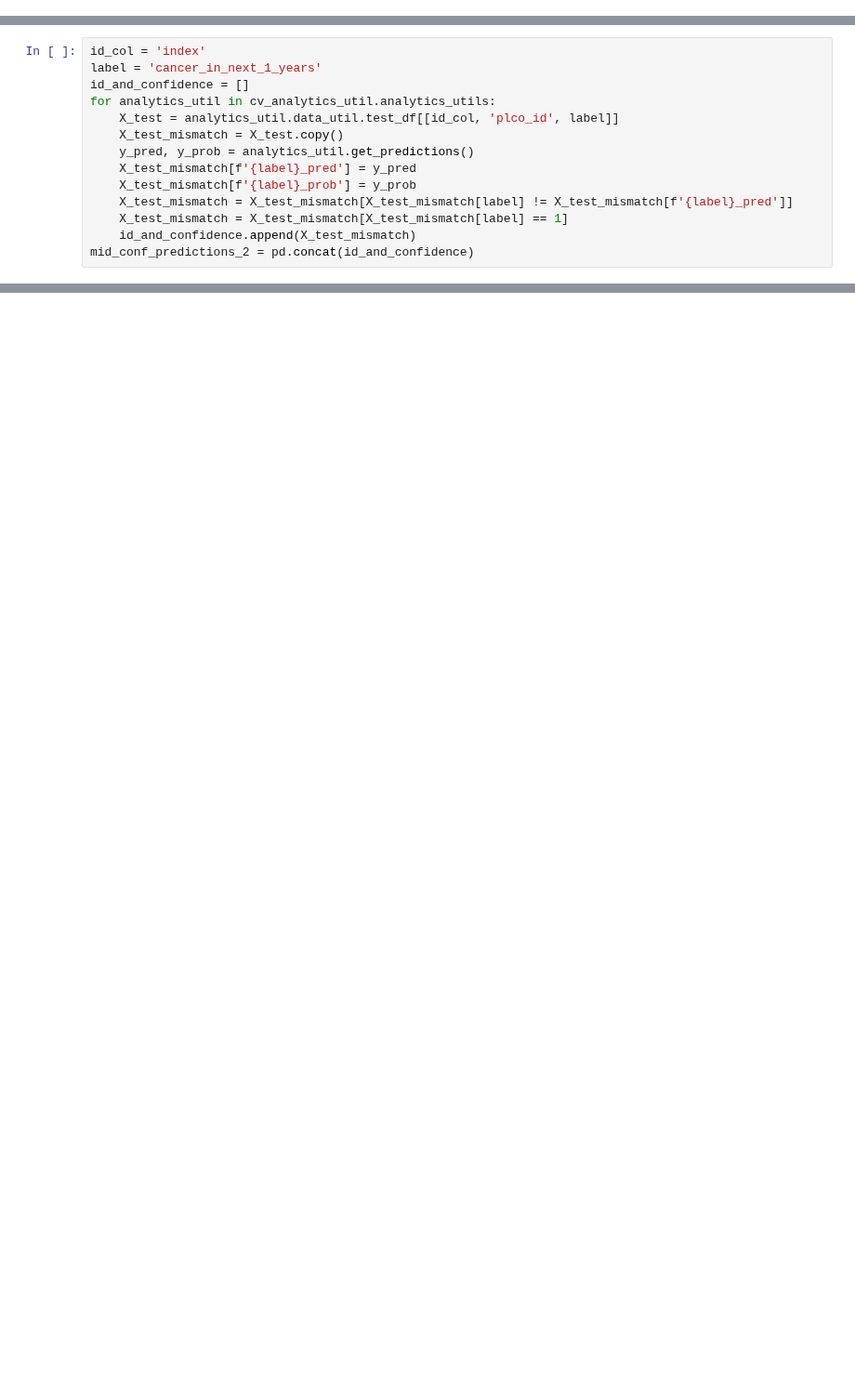
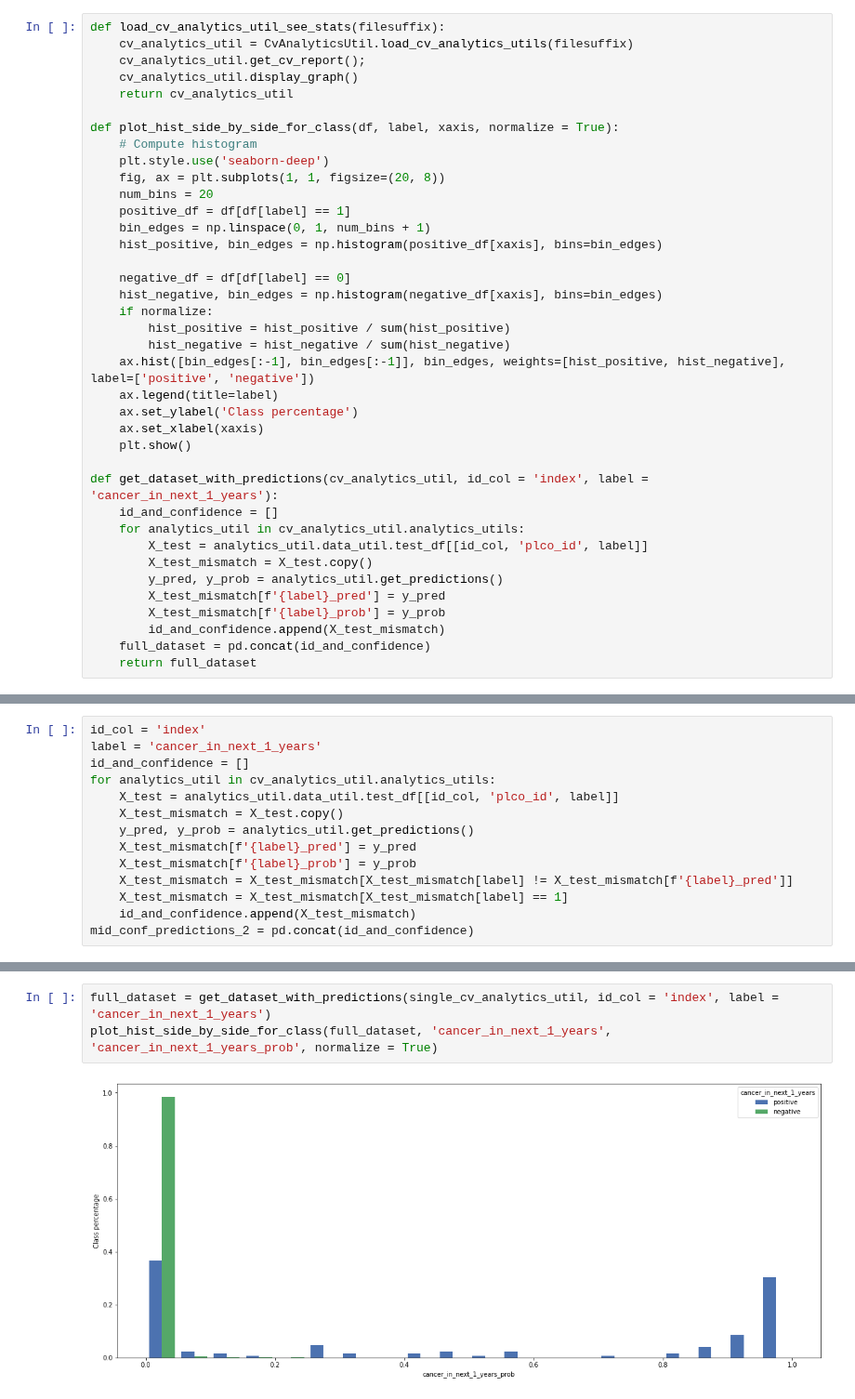
Before and after one commit to fedorenkood/ovarian_cancer_models, a Jupyter notebook: running_tests_single_label.ipynb, the cells around one changed output, grey strips where cells are left out. Shown at 93% size. Drawn from its saved outputs; the diff is of its cells as text; blank space fills up the shorter version.

```diff
--- a/running_tests_single_label.ipynb
+++ b/running_tests_single_label.ipynb
@@ -28 +22,39 @@ def load_cv_analytics_util_see_stats(filesuffix):
+# %%
+def load_cv_analytics_util_see_stats(filesuffix):
+    cv_analytics_util = CvAnalyticsUtil.load_cv_analytics_utils(filesuffix)
+    cv_analytics_util.get_cv_report();
+    cv_analytics_util.display_graph()
+    return cv_analytics_util
+
+def plot_hist_side_by_side_for_class(df, label, xaxis, normalize = True):
+    # Compute histogram
+    plt.style.use('seaborn-deep')
+    fig, ax = plt.subplots(1, 1, figsize=(20, 8))
+    num_bins = 20
+    positive_df = df[df[label] == 1]
+    bin_edges = np.linspace(0, 1, num_bins + 1)
+    hist_positive, bin_edges = np.histogram(positive_df[xaxis], bins=bin_edges)
+
+    negative_df = df[df[label] == 0]
+    hist_negative, bin_edges = np.histogram(negative_df[xaxis], bins=bin_edges)
+    if normalize:
+        hist_positive = hist_positive / sum(hist_positive)
+        hist_negative = hist_negative / sum(hist_negative)
+    ax.hist([bin_edges[:-1], bin_edges[:-1]], bin_edges, weights=[hist_positive, hist_negative], label=['positive', 'negative'])
+    ax.legend(title=label)
+    ax.set_ylabel('Class percentage')
+    ax.set_xlabel(xaxis)
+    plt.show()
+
+def get_dataset_with_predictions(cv_analytics_util, id_col = 'index', label = 'cancer_in_next_1_years'):
+    id_and_confidence = []
+    for analytics_util in cv_analytics_util.analytics_utils:
+        X_test = analytics_util.data_util.test_df[[id_col, 'plco_id', label]]
+        X_test_mismatch = X_test.copy()
+        y_pred, y_prob = analytics_util.get_predictions()
+        X_test_mismatch[f'{label}_pred'] = y_pred
+        X_test_mismatch[f'{label}_prob'] = y_prob
+        id_and_confidence.append(X_test_mismatch)
+    full_dataset = pd.concat(id_and_confidence)
+    return full_dataset
 # %%
@@ -101,0 +171,5 @@ sns.histplot(data = data, x = 'cancer_in_next_1_years_prob', hue=label, multiple
+# %%
+full_dataset = get_dataset_with_predictions(single_cv_analytics_util, id_col = 'index', label = 'cancer_in_next_1_years')
+plot_hist_side_by_side_for_class(full_dataset, 'cancer_in_next_1_years', 'cancer_in_next_1_years_prob', normalize = True)
+# %% [output]
+[figure, added]
```
Also changed, not shown: parts of 12 cells of this notebook, 3 other files.
